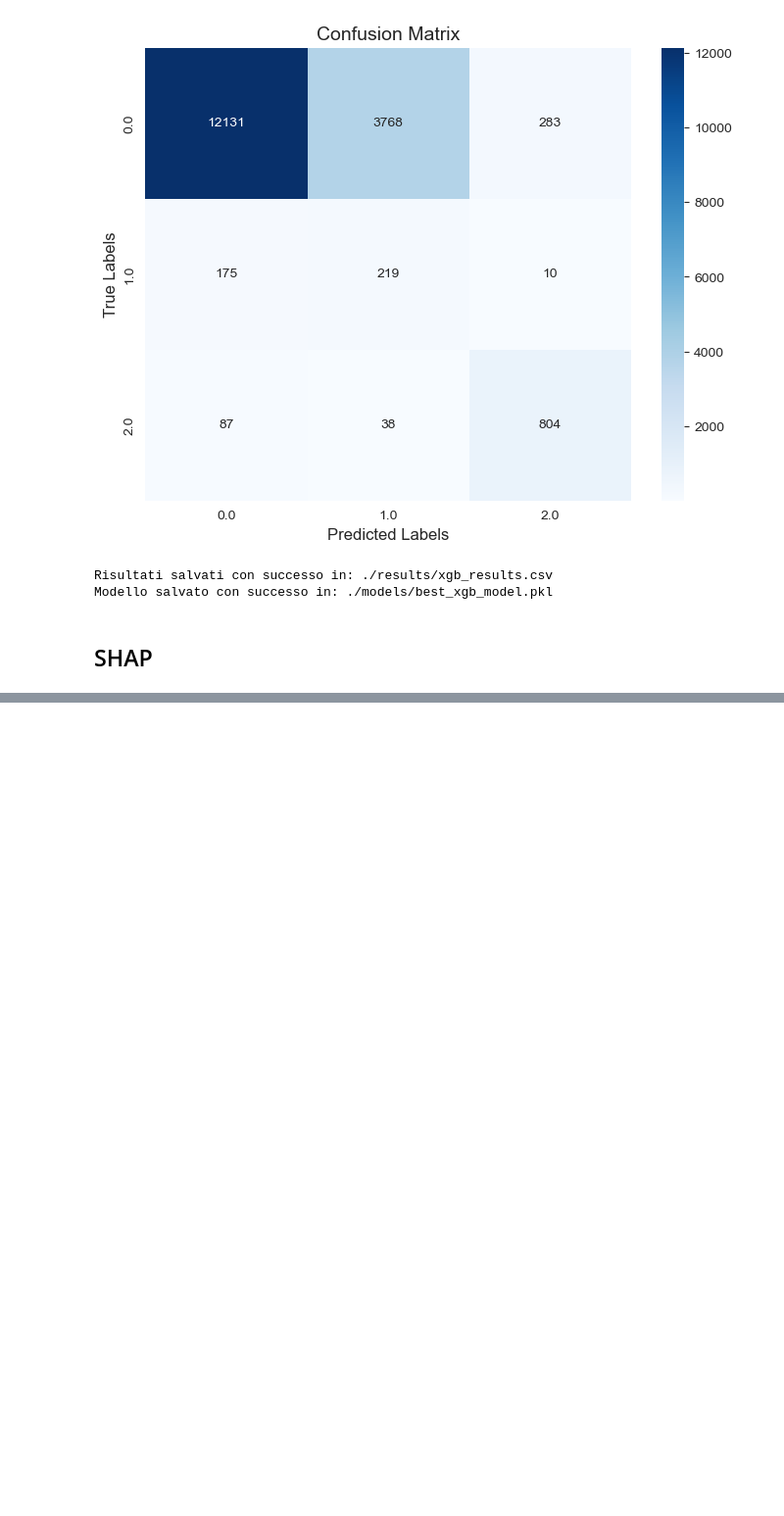
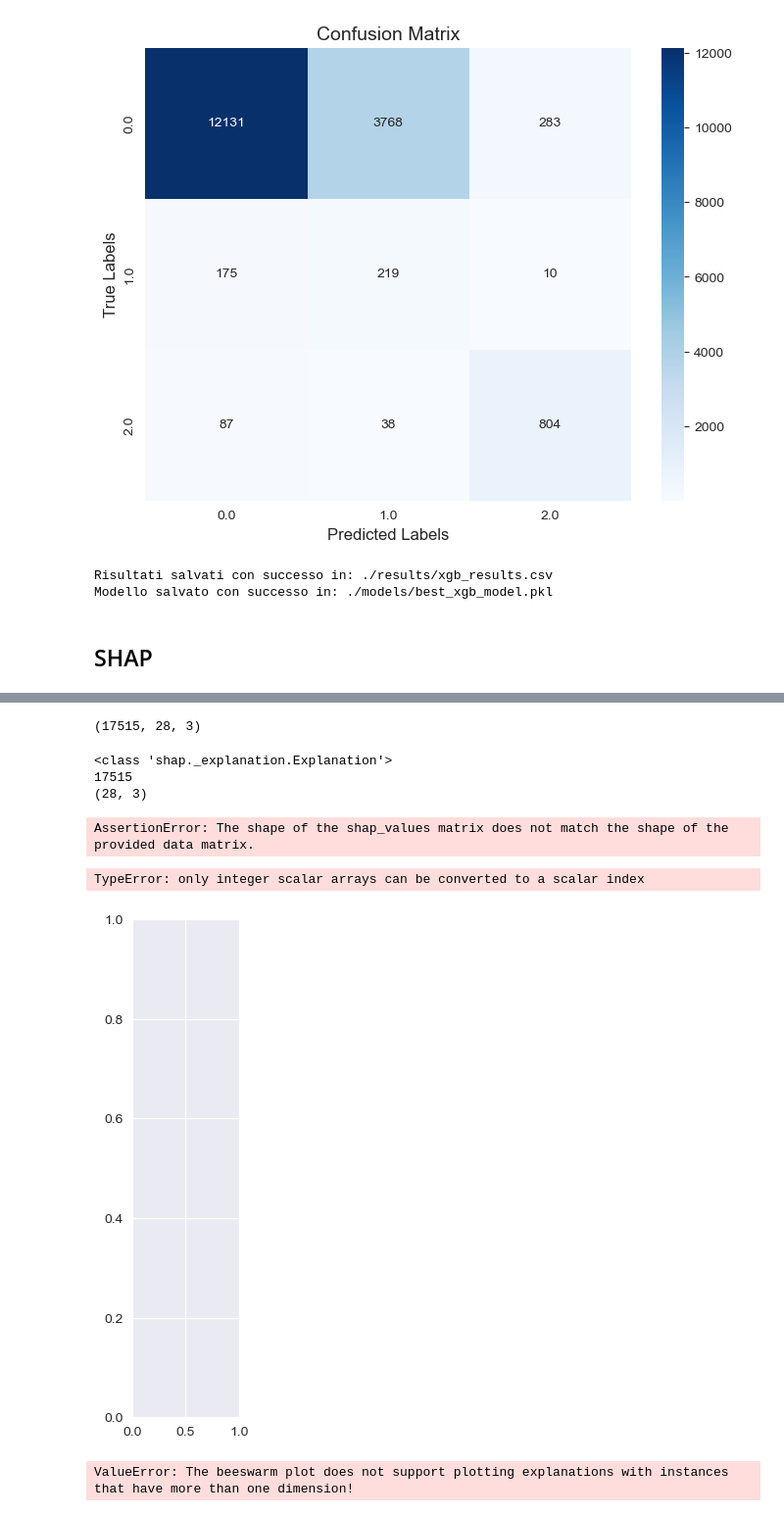
Before and after one commit to Karmos/RiskPrediction, a Jupyter notebook: model_train_evaluation.ipynb, the cells around one changed output, grey strips where cells are left out. Shown: that part at 98% size. Saved outputs shown, nothing was run; the diff lists cells and outputs as text; code cells hidden in the pictures; blank space fills up the shorter version.

Commit message:
to fix SHAP

```diff
--- a/model_train_evaluation.ipynb
+++ b/model_train_evaluation.ipynb
@@ -539,2 +545,39 @@ shap.summary_plot(shap_values, X_test)
+# %%
+best_rf_model = pickle.load(open('./models/best_rf_model.pkl', 'rb'))
+# %%
+X_test_pca_df = pd.DataFrame(X_test, columns=[f"PC_{i}" for i in range(X_test.shape[1])])
+# %%
+# compute SHAP values
+#LOAD MODEL FROM PICKLE
+explainer2 = shap.Explainer(best_rf_model, X_test_pca_df)
+shap_values2 = explainer2(X_test_pca_df)
+# %%
+shap_values2.shape
+# %% [output]
+(17515, 28, 3)
+# %%
+print(type(shap_values2))
+print(len(shap_values2))  # Numero di classi
+print(shap_values2[0].shape)  # Shape dei valori SHAP per la prima classe
+# %% [output]
+<class 'shap._explanation.Explanation'>
+17515
+(28, 3)
+# %%
+class_names = ['alto','medio','basso']
+for i, class_name in enumerate(class_names):
+    shap.summary_plot(shap_values2[i], X_test_pca_df.values, plot_type='beeswarm',
+                      class_names=class_names, feature_names=X_test_pca_df.columns.tolist())
+# %% [output]
+AssertionError: The shape of the shap_values matrix does not match the shape of the provided data matrix.
+# %%
+class_names = ['alto','medio','basso']
+shap.summary_plot(shap_values2, X_test_pca_df.iloc[:17515], plot_type='beeswarm',
+                  class_names=class_names, feature_names=X_test_pca_df.columns.tolist())
+# %% [output]
+TypeError: only integer scalar arrays can be converted to a scalar index
+[figure, added]
 # %%
-shap.plots.beeswarm(shap_values)
+shap.plots.beeswarm(shap_values2, max_display=20)
+# %% [output]
+ValueError: The beeswarm plot does not support plotting explanations with instances that have more than one dimension!
```
Also changed, not shown: parts of 17 cells of this notebook, 4 other files.
